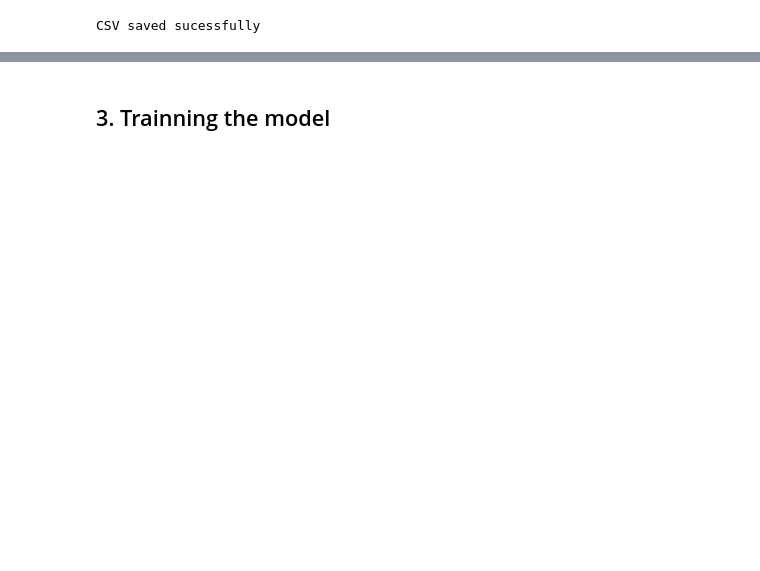
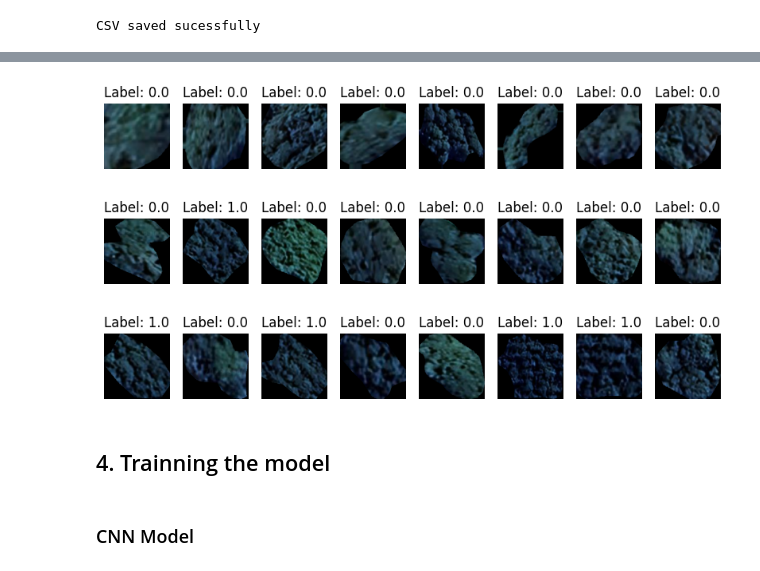
Before and after one commit to Dreyyyyy/IC, a Jupyter notebook: satelite/cnn.ipynb, the cells around one changed output, grey strips where cells are left out. Saved outputs shown, nothing was run; the diff lists cells and outputs as text; code cells hidden in the pictures; blank space fills up the shorter version.

```diff
--- a/satelite/cnn.ipynb
+++ b/satelite/cnn.ipynb
@@ -142,3 +342,35 @@ CSV saved sucessfully
+# %%
+# Define a function to plot random images
+def plot_random_images(generator, num_images=8):
+    # Get a batch of images and labels from the generator
+    x_batch, y_batch = next(generator)
+
+    # Get random indices to select random images
+    random_indices = np.random.choice(range(len(x_batch)), num_images, replace=False)
+
+    # Plot the random images
+    plt.figure(figsize=(10, 10))
+    for i, idx in enumerate(random_indices):
+        plt.subplot(1, num_images, i + 1)
+        plt.imshow(x_batch[idx])
+        plt.title(f"Label: {y_batch[idx]}")
+        plt.axis('off')
+    plt.show()
+
+# Plot random images from the train generator
+plot_random_images(train_generator, num_images=8)
+
+# Plot random images from the valid generator
+plot_random_images(valid_generator, num_images=8)
+
+# Plot random images from the test generator
+plot_random_images(test_generator, num_images=8)
+# %% [output]
+[figure, added]
+[figure, added]
+[figure, added]
 # %% [markdown]
-## 3. Trainning the model
+## 4. Trainning the model
+# %% [markdown]
+### CNN Model
 # %%
```
Also changed, not shown: parts of 34 cells of this notebook.
